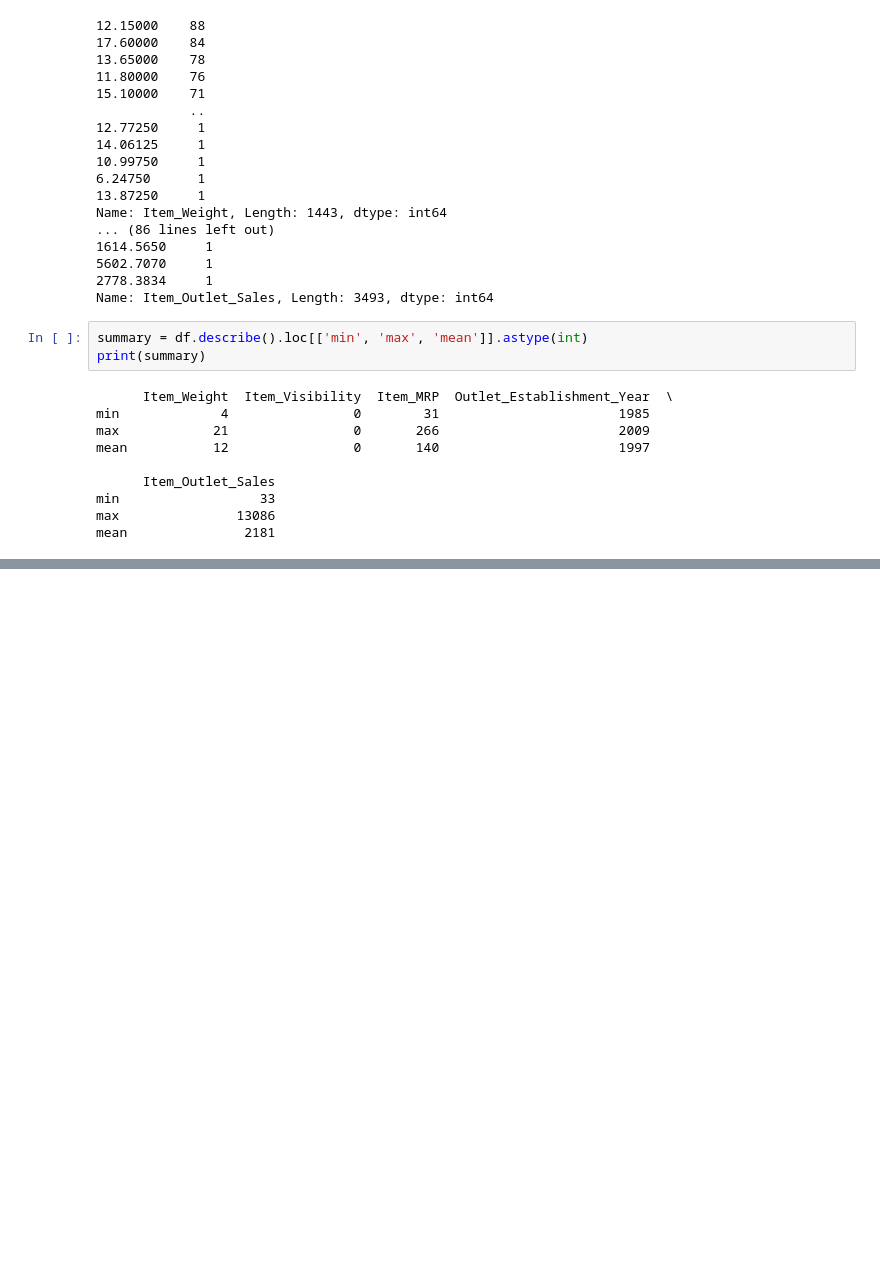
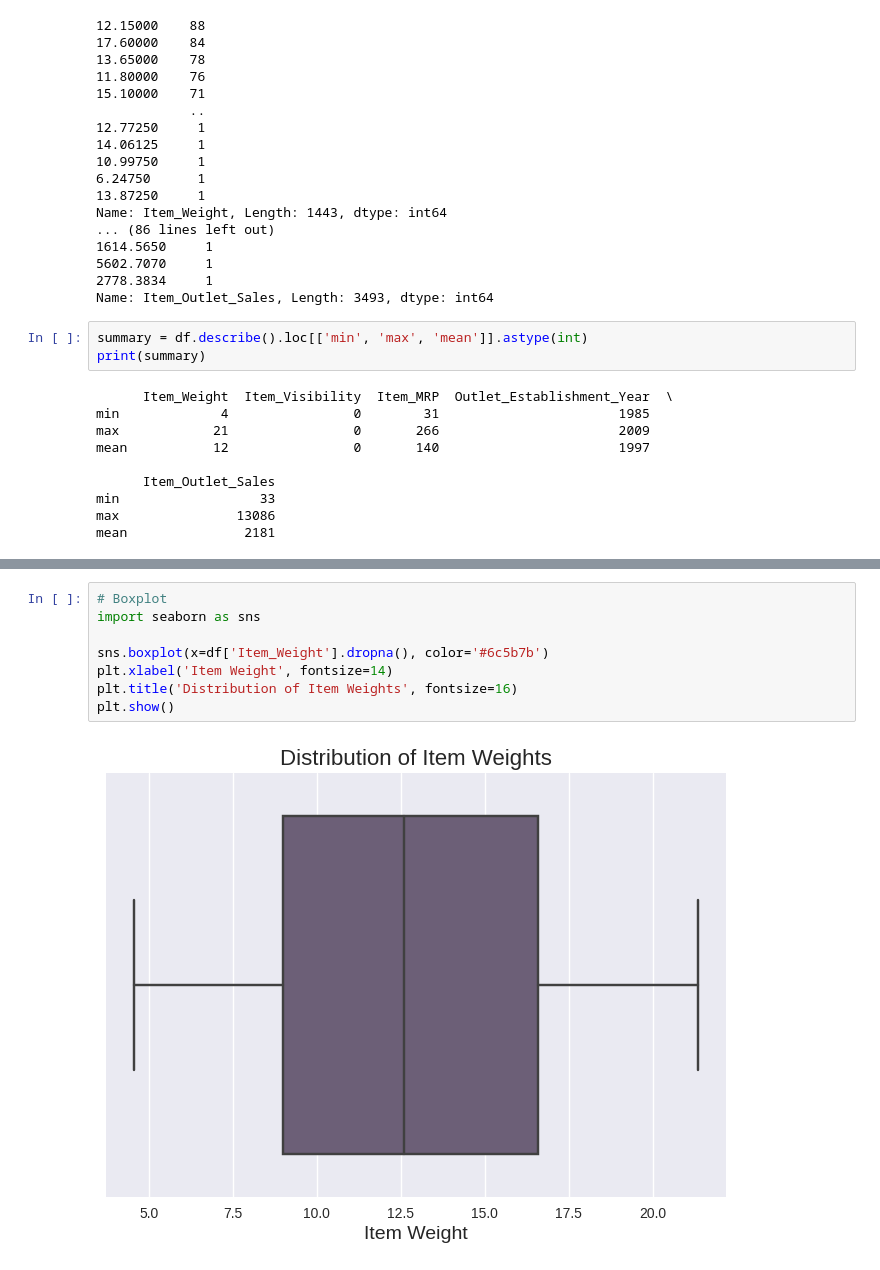
Before and after one commit to roseanalytica/sales_prediction, a Jupyter notebook: Sales_Prediction_Project.ipynb, the cells around one changed output, grey strips where cells are left out. Drawn from its saved outputs; the diff is of its cells as text; blank space fills up the shorter version.

```diff
--- a/Sales_Prediction_Project.ipynb
+++ b/Sales_Prediction_Project.ipynb
@@ -181,0 +229,10 @@ mean               2181
+# %%
+# Boxplot
+import seaborn as sns
+
+sns.boxplot(x=df['Item_Weight'].dropna(), color='#6c5b7b')
+plt.xlabel('Item Weight', fontsize=14)
+plt.title('Distribution of Item Weights', fontsize=16)
+plt.show()
+# %% [output]
+[figure, added]
```
Also changed, not shown: parts of 14 cells of this notebook.
